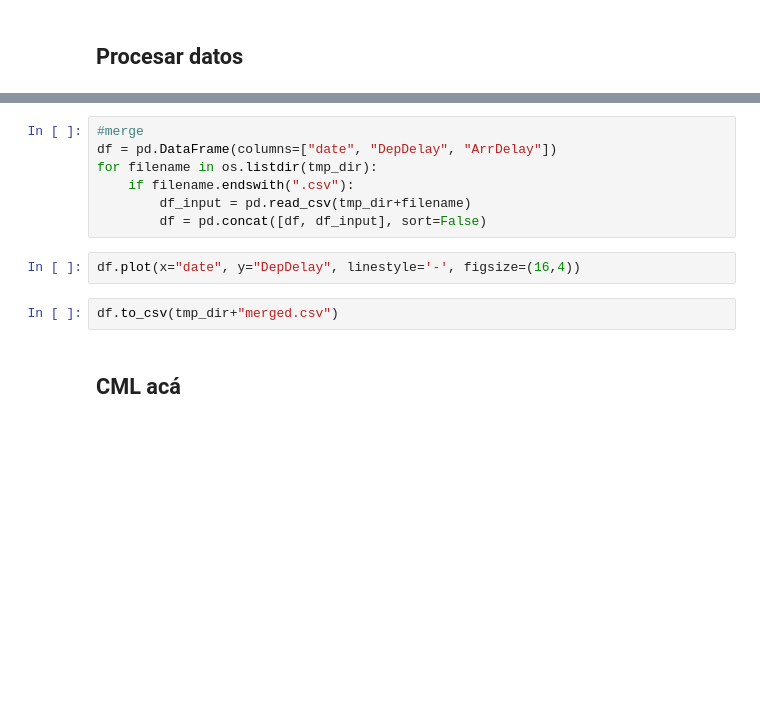
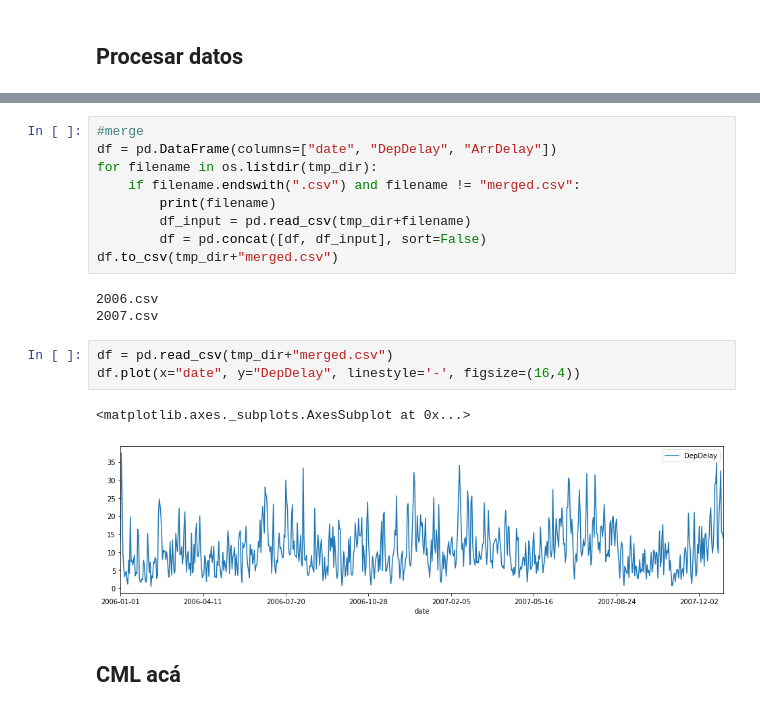
Before and after one commit to jpcenteno/flight-delay-estimation, a Jupyter notebook: notebooks/monthly_delay.ipynb, the cells around one changed output, grey strips where cells are left out. Cells and saved outputs as stored; diff of their text form; blank space fills up the shorter version.

```diff
--- a/notebooks/monthly_delay.ipynb
+++ b/notebooks/monthly_delay.ipynb
@@ -73,12 +70,19 @@ for filename in os.listdir(tmp_dir):
 #merge
 df = pd.DataFrame(columns=["date", "DepDelay", "ArrDelay"])
 for filename in os.listdir(tmp_dir):
-    if filename.endswith(".csv"):
+    if filename.endswith(".csv") and filename != "merged.csv":
+        print(filename)
         df_input = pd.read_csv(tmp_dir+filename)
         df = pd.concat([df, df_input], sort=False)
+df.to_csv(tmp_dir+"merged.csv")
+# %% [output]
+2006.csv
+2007.csv
 # %%
+df = pd.read_csv(tmp_dir+"merged.csv")
 df.plot(x="date", y="DepDelay", linestyle='-', figsize=(16,4))
+# %% [output]
+<matplotlib.axes._subplots.AxesSubplot at 0x...>
+[figure, added]
-# %%
-df.to_csv(tmp_dir+"merged.csv")
 # %% [markdown]
 ## CML acá
```
Also changed, not shown: parts of 8 cells of this notebook.
